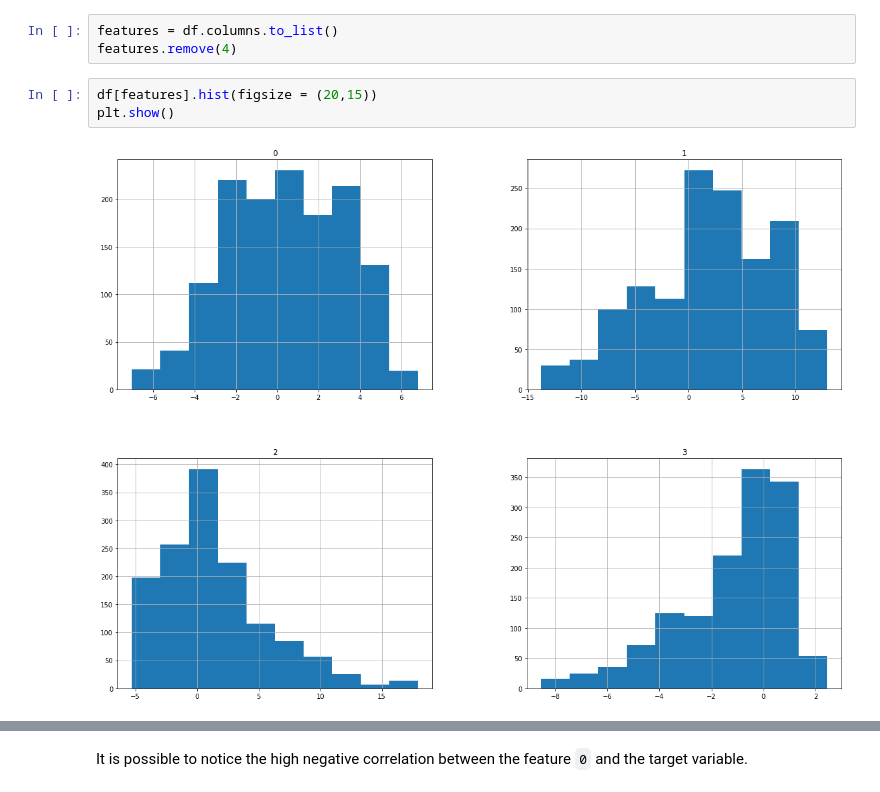
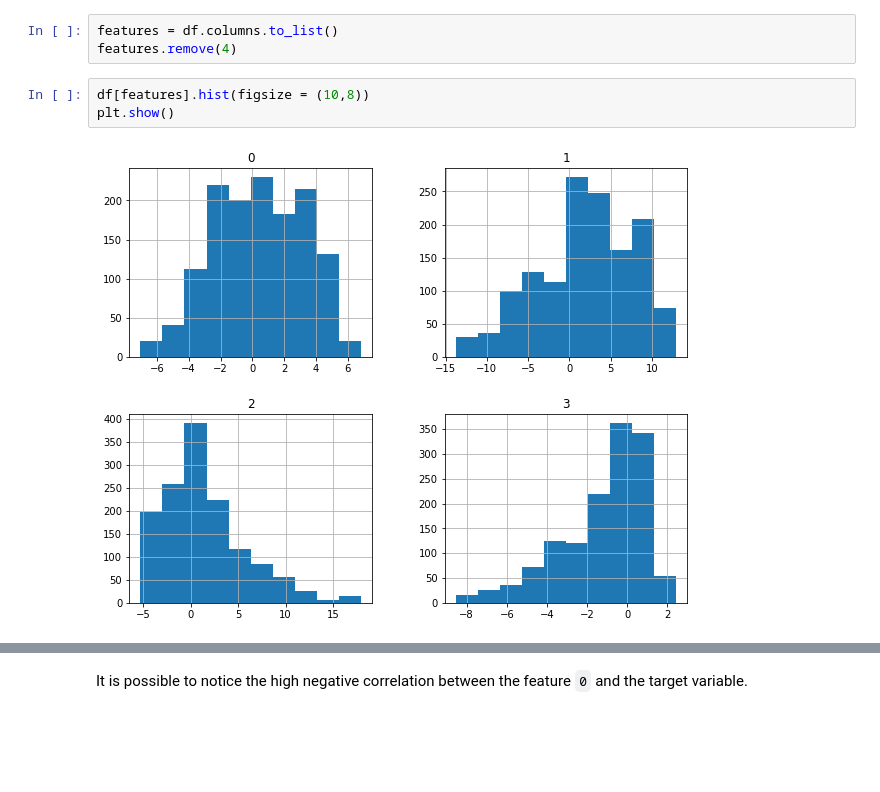
Before and after one commit to rodolfolermacontreras/ML_2_Assignment_5, a Jupyter notebook: MLEARN520-Lesson5-RodolfoLerma.ipynb, the cells around one changed output, grey strips where cells are left out. Saved outputs shown, nothing was run; the diff lists cells and outputs as text; blank space fills up the shorter version.

```diff
--- a/MLEARN520-Lesson5-RodolfoLerma.ipynb
+++ b/MLEARN520-Lesson5-RodolfoLerma.ipynb
@@ -82,10 +84,10 @@ df.describe()
 features = df.columns.to_list()
 features.remove(4)
 # %%
-df[features].hist(figsize = (20,15))
+df[features].hist(figsize = (10,8))
 plt.show()
 # %% [output]
-[figure, old version]
+[figure, new version]
 # %%
 # Density Plot and Histogram of all arrival delays
 import seaborn as sns
```
Also changed, not shown: parts of 26 cells of this notebook.
